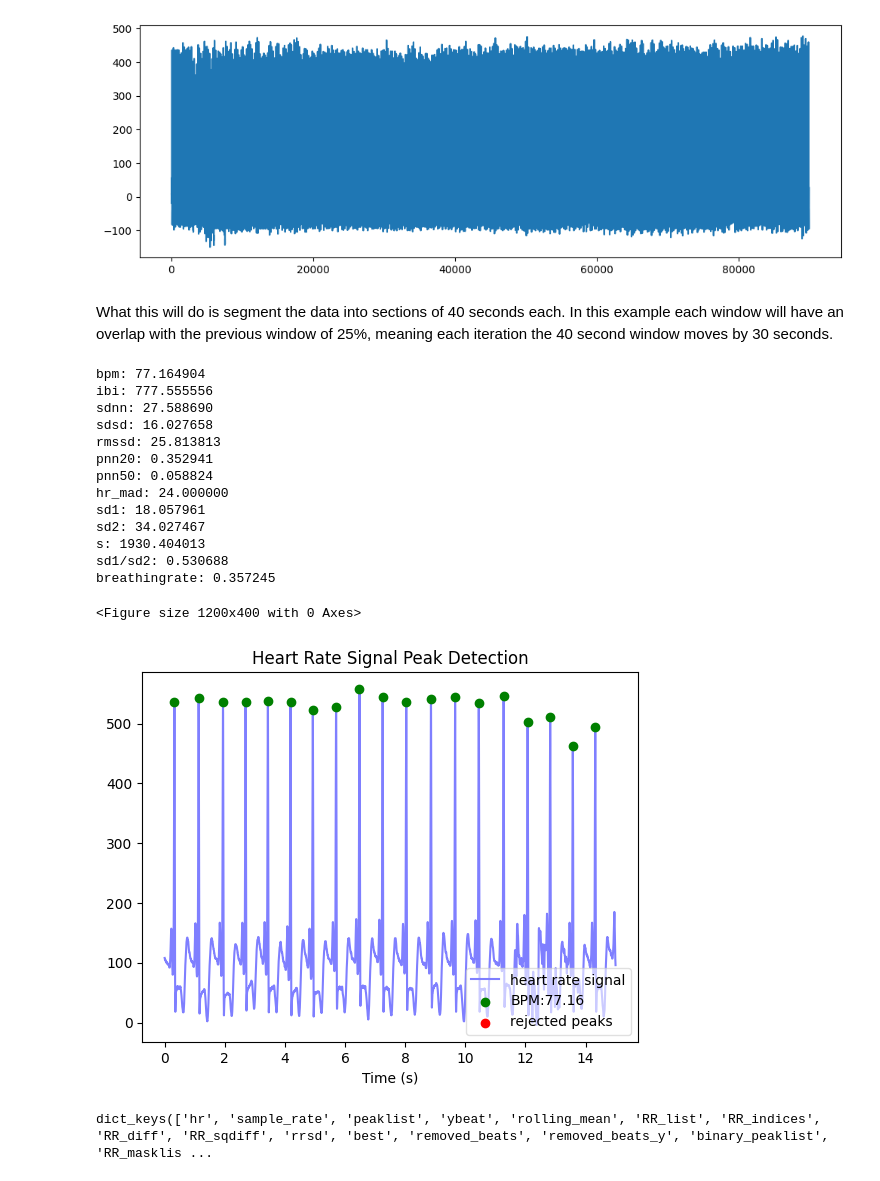
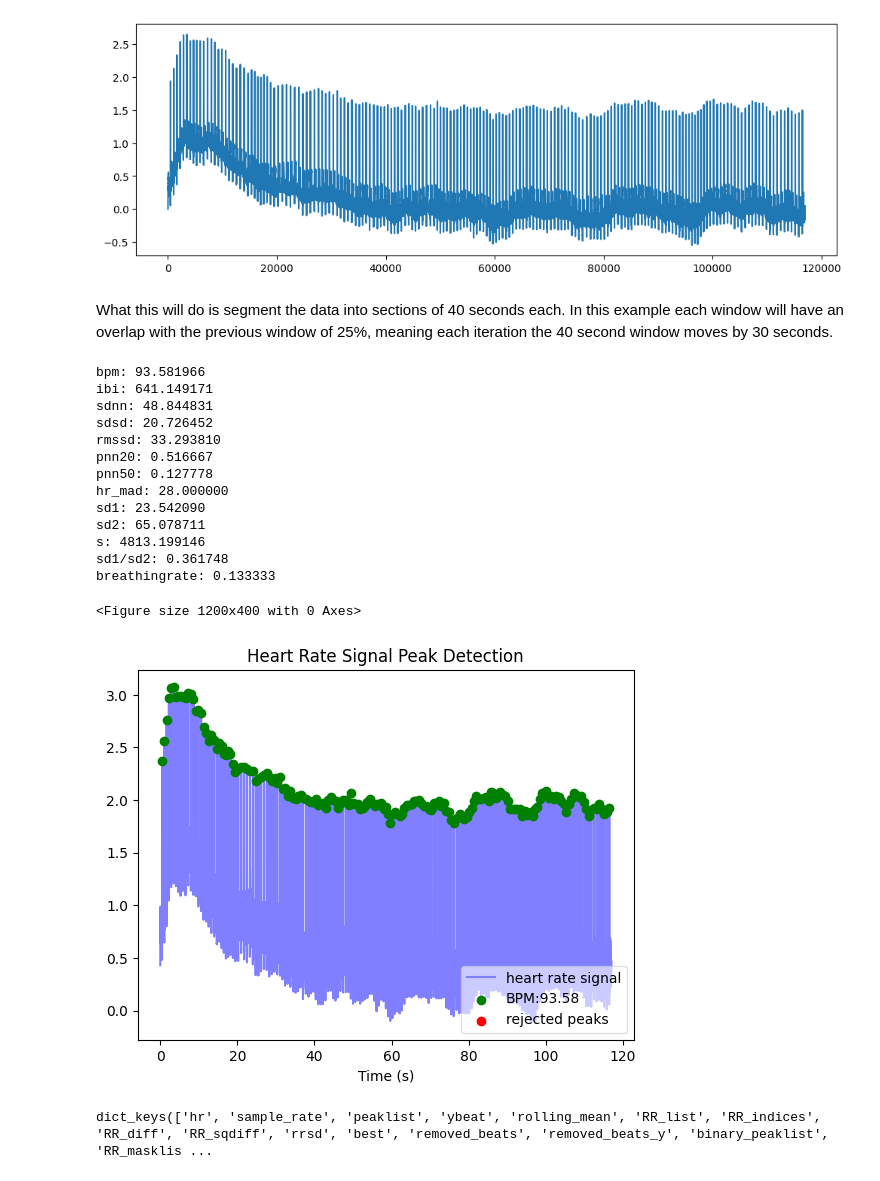
Before and after one commit to sophia-celine/rPPG, a Jupyter notebook: get_ground_truth/heartpy_test.ipynb, the cells around one changed output. Cells and saved outputs as stored; diff of their text form; code cells hidden in the pictures.

```diff
--- a/get_ground_truth/heartpy_test.ipynb
+++ b/get_ground_truth/heartpy_test.ipynb
@@ -2,19 +2,19 @@
 import heartpy as hp
 import matplotlib.pyplot as plt
 # %%
-data = hp.get_data('ecg_signal_L9_16-02_16-08.csv')
+data = hp.get_data(r'C:\Users\Sophia\Documents\rPPG\get_ground_truth\ECG\vinicius_video017_ecg.csv')
 
 plt.figure(figsize=(12,4))
 plt.plot(data)
 plt.show()
 # %% [output]
-[figure, old version]
+[figure, new version]
 # %% [markdown]
 What this will do is segment the data into sections of 40 seconds each. In this example each window will have an overlap with the previous window of 25%, meaning each iteration the 40 second window moves by 30 seconds.
 # %%
 #run analysis
-sample_rate = 250
-wd, m = hp.process(data[0:15*250], sample_rate)
+sample_rate = 1000
+wd, m = hp.process(data, sample_rate)
 
 
 #visualise in plot of custom size
@@ -25,21 +25,21 @@ hp.plotter(wd, m)
 for measure in m.keys():
     print('%s: %f' %(measure, m[measure]))
 # %% [output]
-bpm: 77.164904
-ibi: 777.555556
-sdnn: 27.588690
-sdsd: 16.027658
-rmssd: 25.813813
-pnn20: 0.352941
-pnn50: 0.058824
-hr_mad: 24.000000
-sd1: 18.057961
-sd2: 34.027467
-s: 1930.404013
-sd1/sd2: 0.530688
-breathingrate: 0.357245
+bpm: 93.581966
+ibi: 641.149171
+sdnn: 48.844831
+sdsd: 20.726452
+rmssd: 33.293810
+pnn20: 0.516667
+pnn50: 0.127778
+hr_mad: 28.000000
+sd1: 23.542090
+sd2: 65.078711
+s: 4813.199146
+sd1/sd2: 0.361748
+breathingrate: 0.133333
 <Figure size 1200x400 with 0 Axes>
-[figure, old version]
+[figure, new version]
 # %%
 wd.keys()
 # %% [output]
```
Also changed, not shown: 39 other files.
